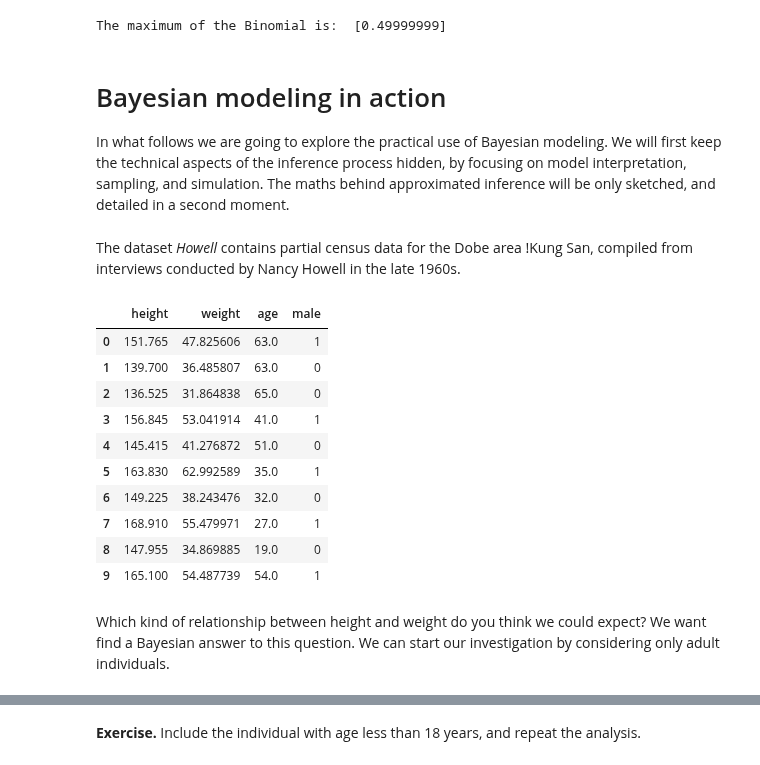
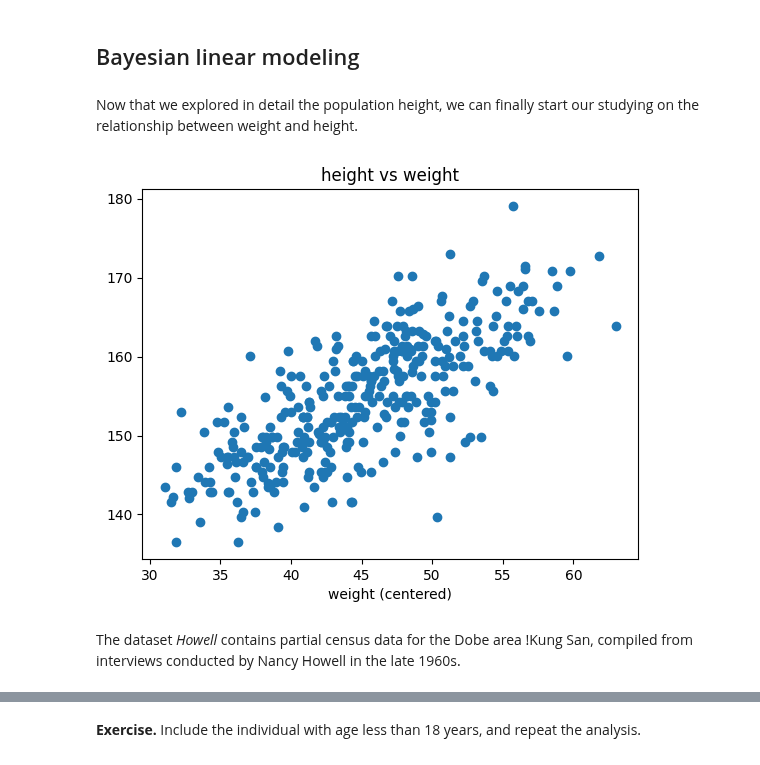
Before and after one commit to jorislimonier/uca-msc-dsai, a Jupyter notebook: bayesian-learning/practice/05-notebook.ipynb, the cells around one changed output, grey strips where cells are left out. Cells and saved outputs as stored; diff of their text form; code cells hidden in the pictures.

```diff
--- a/bayesian-learning/practice/05-notebook.ipynb
+++ b/bayesian-learning/practice/05-notebook.ipynb
@@ -143,22 +1,3 @@ In the following applications, the optimization will be performed by using stand
-# %%
-import scipy.optimize as optimize
-from scipy.optimize import minimize
-from scipy.optimize import Bounds
-
-y = 4
-N = 8
-
-bounds = Bounds(0, 1)
-fun = lambda x: -(y*np.log(x)+ (N-y)*np.log(1-x))
-res = optimize.minimize(fun, (0.005), bounds = bounds, method='trust-constr')
-print('The maximum of the Binomial is: ', res.x)
-# %% [output]
-The maximum of the Binomial is:  [0.49999999]
-# %% [markdown]
-# Bayesian modeling in action
-
-In what follows we are going to explore the practical use of Bayesian modeling.
-We will first keep the technical aspects of the inference process hidden, by focusing on model interpretation, sampling, and simulation. The maths behind approximated inference will be only sketched, and detailed in a second moment.
 # %%
 import pandas as pd
 import sys
@@ -172,20 +12,17 @@ utils = __import__("05-utils")
+# %% [markdown]
+## Bayesian linear modeling
+# %% [markdown]
+Now that we explored in detail the population height, we can finally start our studying on the relationship between weight and height.
+# %%
+data = pd.read_csv('04-howell1.csv', sep = ';')
+data1 = data[data.age>=18]
+
+plt.scatter(data1.weight, data1.height)
+plt.title('height vs weight')
+plt.xlabel('height (cm)')
+plt.xlabel('weight (centered)')
+plt.show()
+# %% [output]
+[figure, added]
 # %% [markdown]
 The dataset *Howell* contains partial census data for the Dobe area !Kung San, compiled from interviews conducted by Nancy Howell in the late 1960s.
-# %%
-data = pd.read_csv('05-howell1.csv', sep = ';')
-data[:10]
-# %% [output]
-|  | height | weight | age | male |
-| 0 | 151.765 | 47.825606 | 63.0 | 1 |
-| 1 | 139.700 | 36.485807 | 63.0 | 0 |
-| 2 | 136.525 | 31.864838 | 65.0 | 0 |
-| 3 | 156.845 | 53.041914 | 41.0 | 1 |
-| 4 | 145.415 | 41.276872 | 51.0 | 0 |
-| 5 | 163.830 | 62.992589 | 35.0 | 1 |
-| 6 | 149.225 | 38.243476 | 32.0 | 0 |
-| 7 | 168.910 | 55.479971 | 27.0 | 1 |
-| 8 | 147.955 | 34.869885 | 19.0 | 0 |
-| 9 | 165.100 | 54.487739 | 54.0 | 1 |
-# %% [markdown]
-Which kind of relationship between height and weight do you think we could expect? We want find a Bayesian answer to this question.
-We can start our investigation by considering only adult individuals.
```
Also changed, not shown: parts of 49 cells of this notebook, 3 other files.
